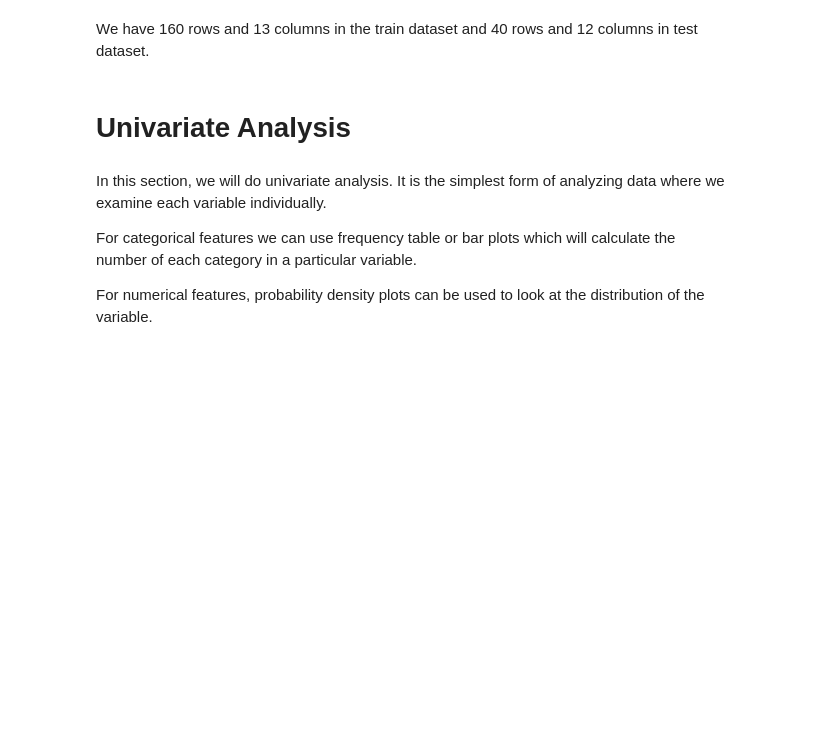
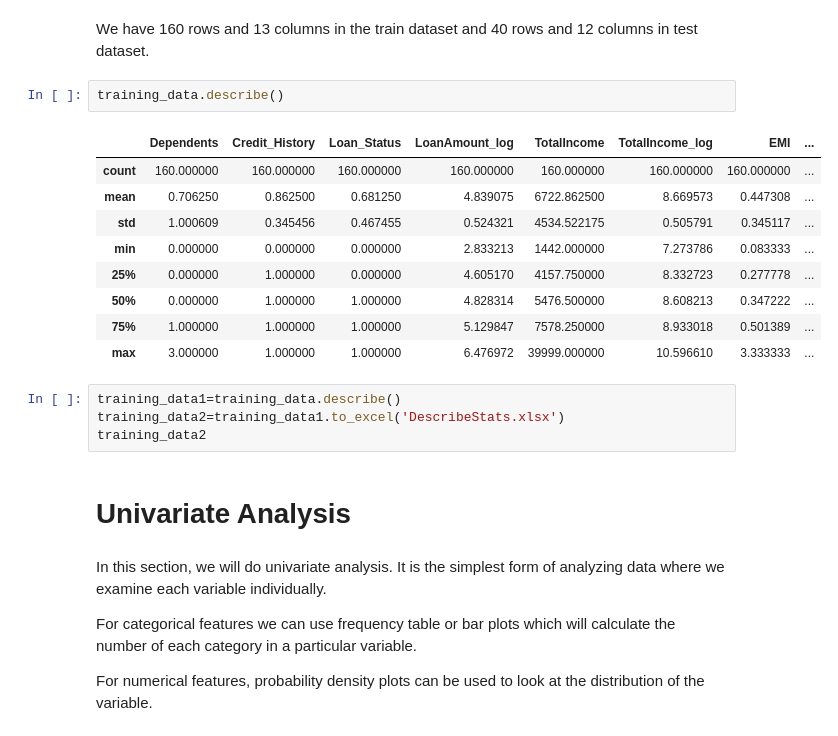
Before and after one commit to Khuks/Loan-Eligibility-prediction, a Jupyter notebook: Loan_Eligibility_Prediction.ipynb, the cells around one changed output. Drawn from its saved outputs; the diff is of its cells as text; blank space fills up the shorter version.

```diff
--- a/Loan_Eligibility_Prediction.ipynb
+++ b/Loan_Eligibility_Prediction.ipynb
@@ -194,6 +194,22 @@ Test data shape:  (40, 12)
 | 4 | LP001051 | Male | No | 0 | Not Graduate | No | 3276 | 0 | ... |
 # %% [markdown]
 We have 160 rows and 13 columns in the train dataset and 40 rows and 12 columns in test dataset.
+# %%
+training_data.describe()
+# %% [output]
+|  | Dependents | Credit_History | Loan_Status | LoanAmount_log | TotalIncome | TotalIncome_log | EMI | ... |
+| count | 160.000000 | 160.000000 | 160.000000 | 160.000000 | 160.000000 | 160.000000 | 160.000000 | ... |
+| mean | 0.706250 | 0.862500 | 0.681250 | 4.839075 | 6722.862500 | 8.669573 | 0.447308 | ... |
+| std | 1.000609 | 0.345456 | 0.467455 | 0.524321 | 4534.522175 | 0.505791 | 0.345117 | ... |
+| min | 0.000000 | 0.000000 | 0.000000 | 2.833213 | 1442.000000 | 7.273786 | 0.083333 | ... |
+| 25% | 0.000000 | 1.000000 | 0.000000 | 4.605170 | 4157.750000 | 8.332723 | 0.277778 | ... |
+| 50% | 0.000000 | 1.000000 | 1.000000 | 4.828314 | 5476.500000 | 8.608213 | 0.347222 | ... |
+| 75% | 1.000000 | 1.000000 | 1.000000 | 5.129847 | 7578.250000 | 8.933018 | 0.501389 | ... |
+| max | 3.000000 | 1.000000 | 1.000000 | 6.476972 | 39999.000000 | 10.596610 | 3.333333 | ... |
+# %%
+training_data1=training_data.describe()
+training_data2=training_data1.to_excel('DescribeStats.xlsx')
+training_data2
 # %% [markdown]
 # Univariate Analysis
 # %% [markdown]
```
Also changed, not shown: parts of 32 cells of this notebook.
